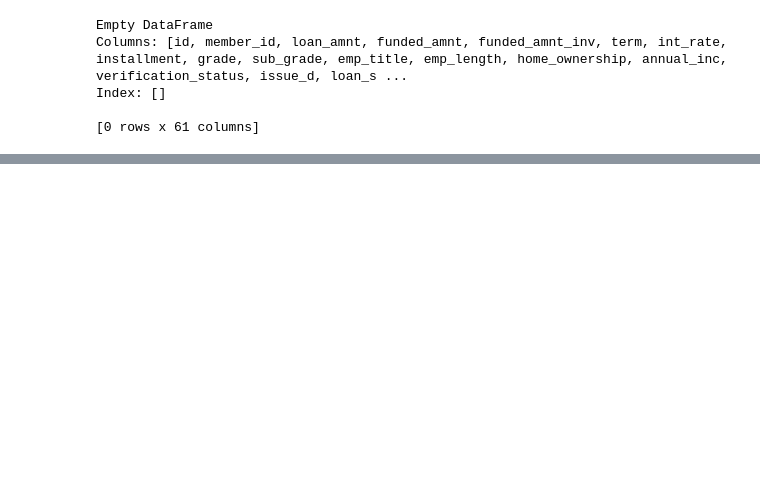
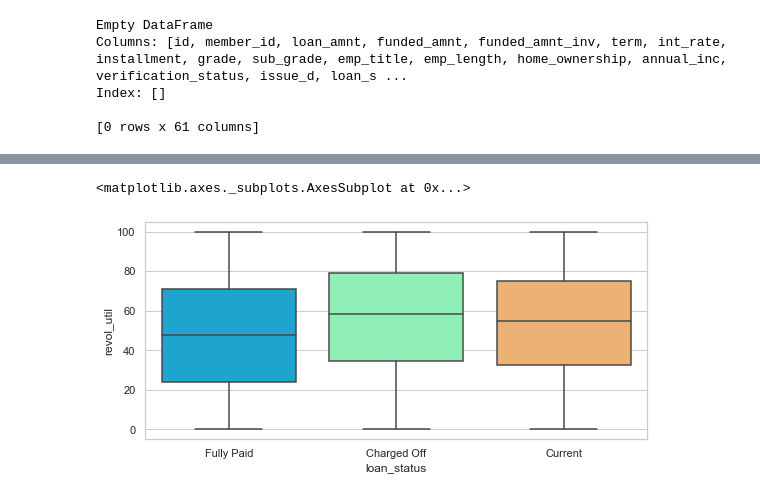
Before and after one commit to gauravsbisht/caseStudy, a Jupyter notebook: LendingClub.ipynb, the cells around one changed output, grey strips where cells are left out. Saved outputs shown, nothing was run; the diff lists cells and outputs as text; code cells hidden in the pictures; blank space fills up the shorter version.

```diff
--- a/LendingClub.ipynb
+++ b/LendingClub.ipynb
@@ -455,0 +466,7 @@ plt.show()
+# %%
+#loan_df['revol_util']= pd.to_numeric(loan_df['revol_util'])
+loan_df['revol_util'] = loan_df['revol_util'].str.rstrip('%').astype('float')
+
+loan_df.round({'revol_util': 0})
+
+loan_df['revol_util']
@@ -455,0 +503,12 @@ plt.show()
+# %%
+plt.figure(figsize=(9, 4))
+sns.set(style="whitegrid")
+#iris = sns.load_dataset(loan_df)
+#ax = sns.boxplot(data='iris', orient="h", palette="Set2")
+sns.boxplot(x='loan_status',y='revol_util', data=loan_df,palette='rainbow')
+
+# charged off is mostly towards higher brackets
+# peopke are still paying in higher brackets too
+# %% [output]
+<matplotlib.axes._subplots.AxesSubplot at 0x...>
+[figure, added]
```
Also changed, not shown: parts of 24 cells of this notebook.
